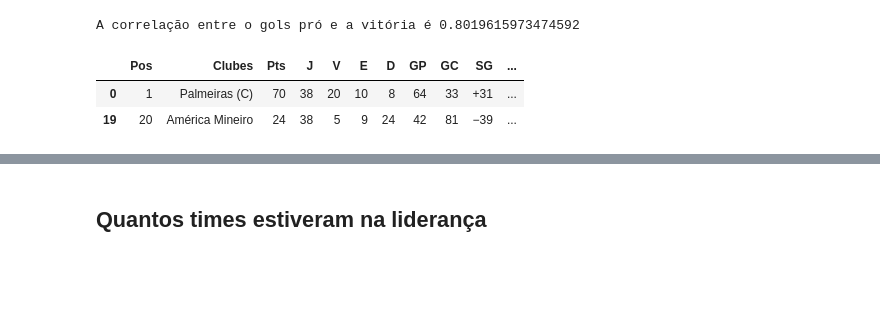
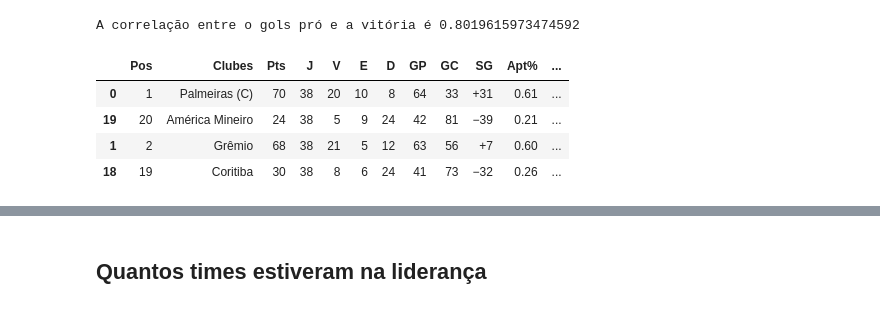
Before and after one commit to hugodevelopment/Web-Scraping, a Jupyter notebook: Análise_Brasileirão_2023.ipynb, the cells around one changed output, grey strips where cells are left out. Cells and saved outputs as stored; diff of their text form; code cells hidden in the pictures; blank space fills up the shorter version.

```diff
--- a/Análise_Brasileirão_2023.ipynb
+++ b/Análise_Brasileirão_2023.ipynb
@@ -389,17 +394,23 @@ A correlação entre o gols pró e a vitória é 0.8019615973474592
 # %%
 # Defina o número de times que você quer selecionar
 n = 1
 
 # Melhores ataques (maior número de gols pró)
-melhores_ataques = df.nlargest(n, 'GP')
+melhores_ataques = tabela_participações.nlargest(n, 'GP')
 
 # Piores defesas (maior número de gols contra)
-piores_defesas = df.nlargest(n, 'GC')
+piores_defesas = tabela_participações.nlargest(n, 'GC')
+
+maior_vencedor = tabela_participações.nlargest(n, 'V')
+
+maior_perdedor = tabela_participações.nlargest(n,"D")
 
 # Concatene os dois dataframes
-result = pd.concat([melhores_ataques, piores_defesas])
+result = pd.concat([melhores_ataques, piores_defesas,maior_vencedor,maior_perdedor])
 result
 # %% [output]
-|  | Pos | Clubes | Pts | J | V | E | D | GP | GC | SG | ... |
-| 0 | 1 | Palmeiras (C) | 70 | 38 | 20 | 10 | 8 | 64 | 33 | +31 | ... |
-| 19 | 20 | América Mineiro | 24 | 38 | 5 | 9 | 24 | 42 | 81 | −39 | ... |
+|  | Pos | Clubes | Pts | J | V | E | D | GP | GC | SG | Apt% | ... |
+| 0 | 1 | Palmeiras (C) | 70 | 38 | 20 | 10 | 8 | 64 | 33 | +31 | 0.61 | ... |
+| 19 | 20 | América Mineiro | 24 | 38 | 5 | 9 | 24 | 42 | 81 | −39 | 0.21 | ... |
+| 1 | 2 | Grêmio | 68 | 38 | 21 | 5 | 12 | 63 | 56 | +7 | 0.60 | ... |
+| 18 | 19 | Coritiba | 30 | 38 | 8 | 6 | 24 | 41 | 73 | −32 | 0.26 | ... |
```
Also changed, not shown: parts of 18 cells of this notebook.
